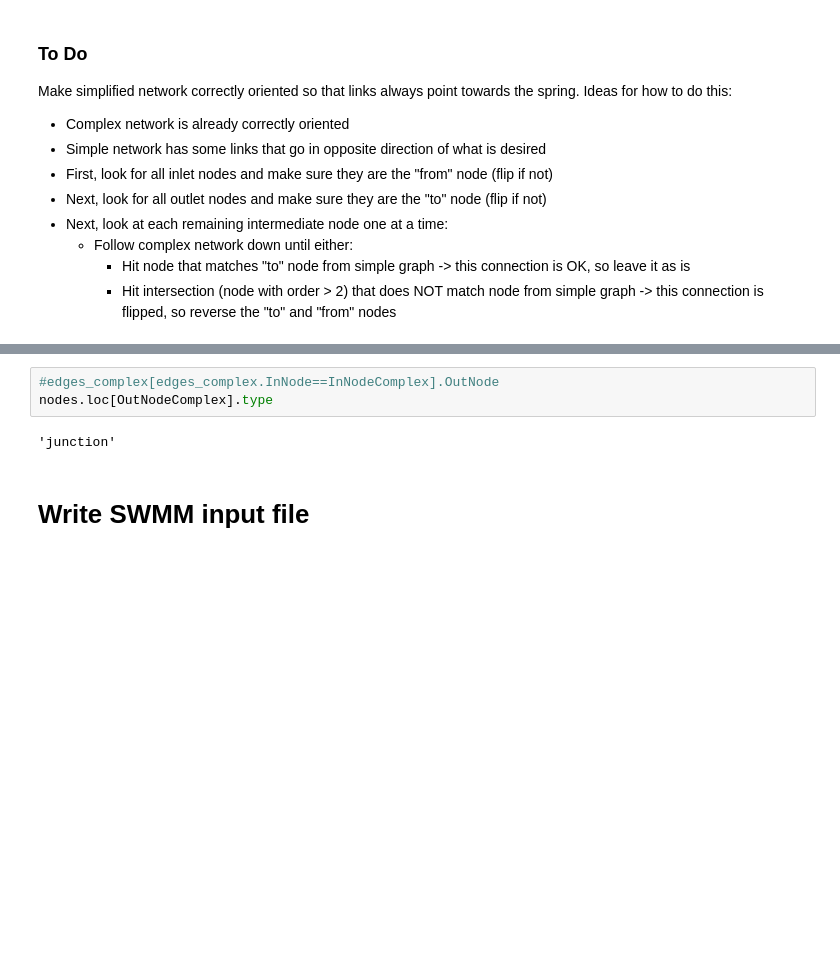
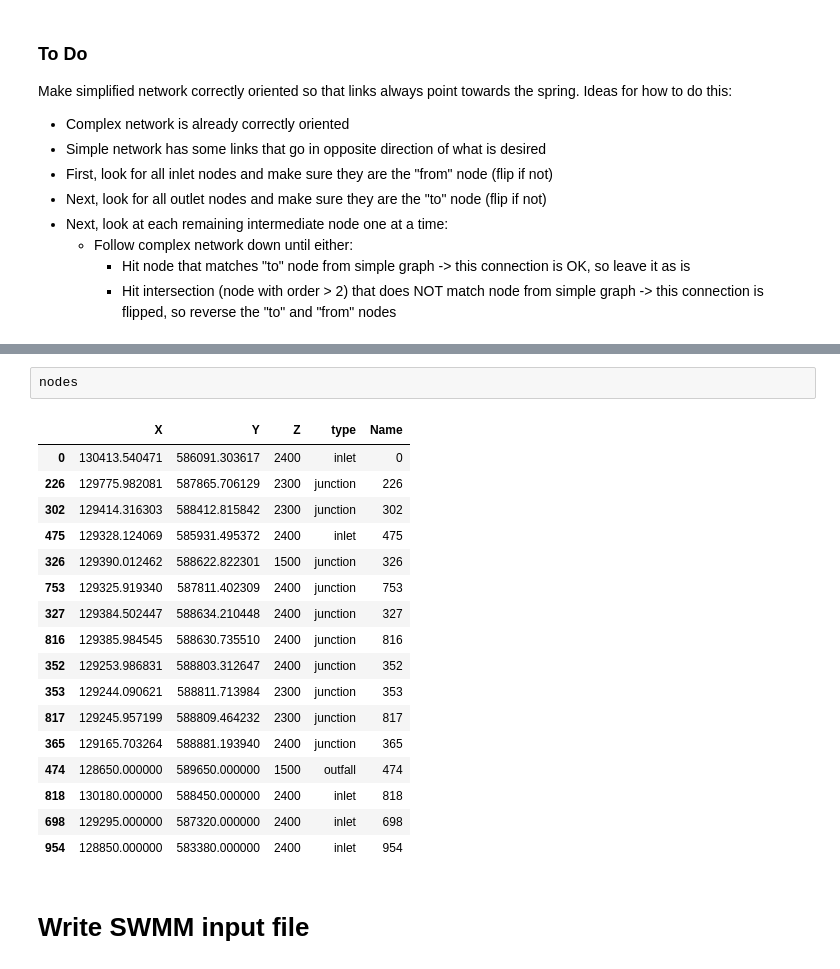
Before and after one commit to randlab/pyKasso, a Jupyter notebook: notebooks/test_SWMM_conversion.ipynb, the cells around one changed output, grey strips where cells are left out. Cells and saved outputs as stored; diff of their text form; blank space fills up the shorter version.

```diff
--- a/notebooks/test_SWMM_conversion.ipynb
+++ b/notebooks/test_SWMM_conversion.ipynb
@@ -278,8 +314,23 @@ Final out node complex: 182.0 Type: junction
-# %%
-#edges_complex[edges_complex.InNode==InNodeComplex].OutNode
-nodes.loc[OutNodeComplex].type
-# %% [output]
-'junction'
+# %%
+nodes
+# %% [output]
+|  | X | Y | Z | type | Name |
+| 0 | 130413.540471 | 586091.303617 | 2400 | inlet | 0 |
+| 226 | 129775.982081 | 587865.706129 | 2300 | junction | 226 |
+| 302 | 129414.316303 | 588412.815842 | 2300 | junction | 302 |
+| 475 | 129328.124069 | 585931.495372 | 2400 | inlet | 475 |
+| 326 | 129390.012462 | 588622.822301 | 1500 | junction | 326 |
+| 753 | 129325.919340 | 587811.402309 | 2400 | junction | 753 |
+| 327 | 129384.502447 | 588634.210448 | 2400 | junction | 327 |
+| 816 | 129385.984545 | 588630.735510 | 2400 | junction | 816 |
+| 352 | 129253.986831 | 588803.312647 | 2400 | junction | 352 |
+| 353 | 129244.090621 | 588811.713984 | 2300 | junction | 353 |
+| 817 | 129245.957199 | 588809.464232 | 2300 | junction | 817 |
+| 365 | 129165.703264 | 588881.193940 | 2400 | junction | 365 |
+| 474 | 128650.000000 | 589650.000000 | 1500 | outfall | 474 |
+| 818 | 130180.000000 | 588450.000000 | 2400 | inlet | 818 |
+| 698 | 129295.000000 | 587320.000000 | 2400 | inlet | 698 |
+| 954 | 128850.000000 | 583380.000000 | 2400 | inlet | 954 |
 # %% [markdown]
 # Write SWMM input file #
 # %%
```
Also changed, not shown: parts of 8 cells of this notebook, 6 other files.
